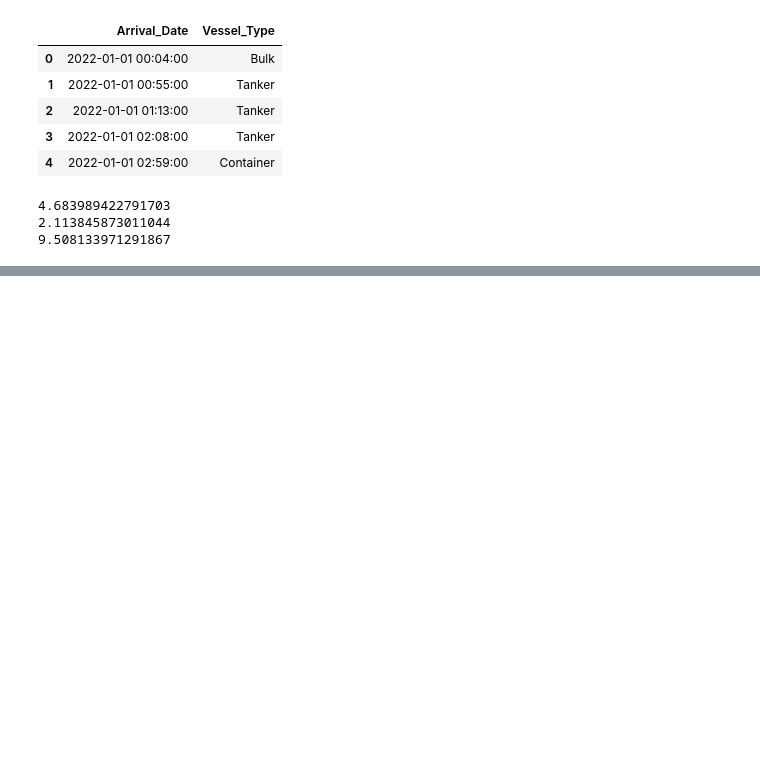
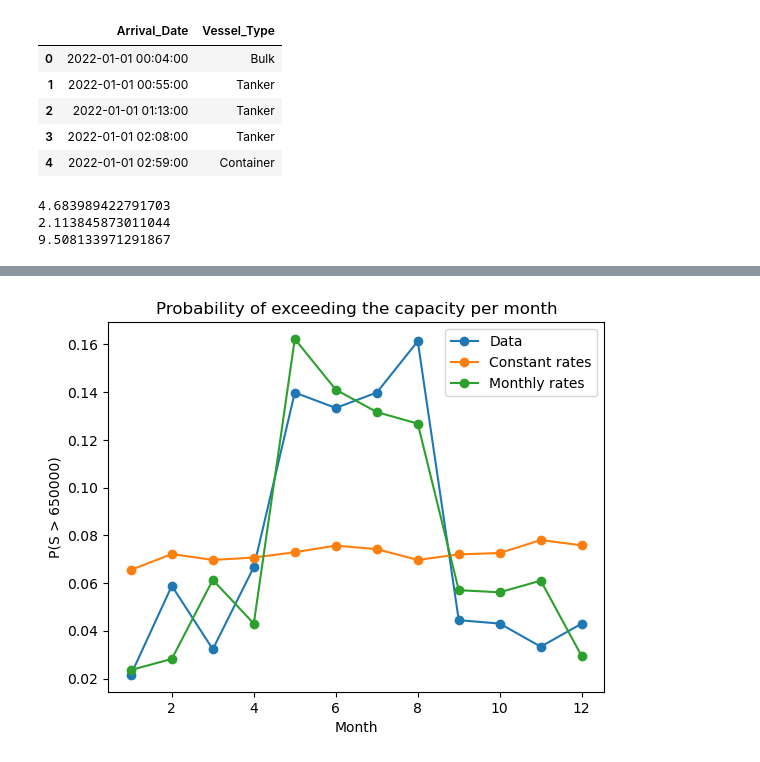
Before and after one commit to Hugo-M-K/Stochastic-Simulation-Assignment, a Jupyter notebook: alternative scenarios.ipynb, the cells around one changed output, grey strips where cells are left out. Cells and saved outputs as stored; diff of their text form; code cells hidden in the pictures; blank space fills up the shorter version.

```diff
--- a/alternative scenarios.ipynb
+++ b/alternative scenarios.ipynb
@@ -236,0 +311,18 @@ print(np.nanmean(clear), np.nanquantile(clear, 0.95)) # Number of days the port
+# %%
+dataCargo = np.array(dailyCargo)
+dataMonth = np.array([d.month for d in dailyCargo.index])
+summer = (monthOfDay >= 5) & (monthOfDay <= 8)
+dataSummer = (dataMonth >= 5) & (dataMonth <= 8)
+
+dataExceed = dataCargo > capacity
+dataSummerShare = np.sum(dataExceed & dataSummer) / np.sum(dataExceed)
+print(f'Data mean: {round(np.mean(dataCargo))}, std: {round(np.std(dataCargo))}, 99% quantile: {round(np.quantile(dataCargo, 0.99))}')
+print(f'Data P(S > 650000) = {round(np.mean(dataExceed), 4)}, share in May-Aug: {round(dataSummerShare, 2)}')
+
+for name in names + ['Seasonal']:
+    x = cargoSim[name]
+    exceed = x > capacity
+    halfWidth = 1.96 * np.std(exceed) / np.sqrt(n)
+    summerShare = np.sum(exceed & summer) / np.sum(exceed)
+    print(f'{name} mean: {round(np.mean(x))}, std: {round(np.std(x))}, 99% quantile: {round(np.quantile(x, 0.99))}')
+    print(f'{name} P(S > 650000) = {round(np.mean(exceed), 4)}, CI half-width: {round(halfWidth, 4)}, share in May-Aug: {round(summerShare, 2)}')
@@ -236,0 +342,20 @@ print(np.nanmean(clear), np.nanquantile(clear, 0.95)) # Number of days the port
+# %%
+pExceed_data = np.zeros(12)
+pExceed_basic = np.zeros(12)
+pExceed_season = np.zeros(12)
+for month in range(1, 13):
+    pExceed_data[month-1] = np.mean(dataCargo[dataMonth == month] > capacity)
+    pExceed_basic[month-1] = np.mean(cargoSim['Lognormal'][monthOfDay == month] > capacity)
+    pExceed_season[month-1] = np.mean(seasonCargo[monthOfDay == month] > capacity)
+
+plt.figure()
+plt.plot(np.arange(1, 13), pExceed_data, 'o-')
+plt.plot(np.arange(1, 13), pExceed_basic, 'o-')
+plt.plot(np.arange(1, 13), pExceed_season, 'o-')
+plt.title('Probability of exceeding the capacity per month')
+plt.xlabel('Month')
+plt.ylabel('P(S > 650000)')
+plt.legend(['Data', 'Constant rates', 'Monthly rates'])
+plt.show()
+# %% [output]
+[figure, added]
```
Also changed, not shown: parts of 8 cells of this notebook, 7 other files.
